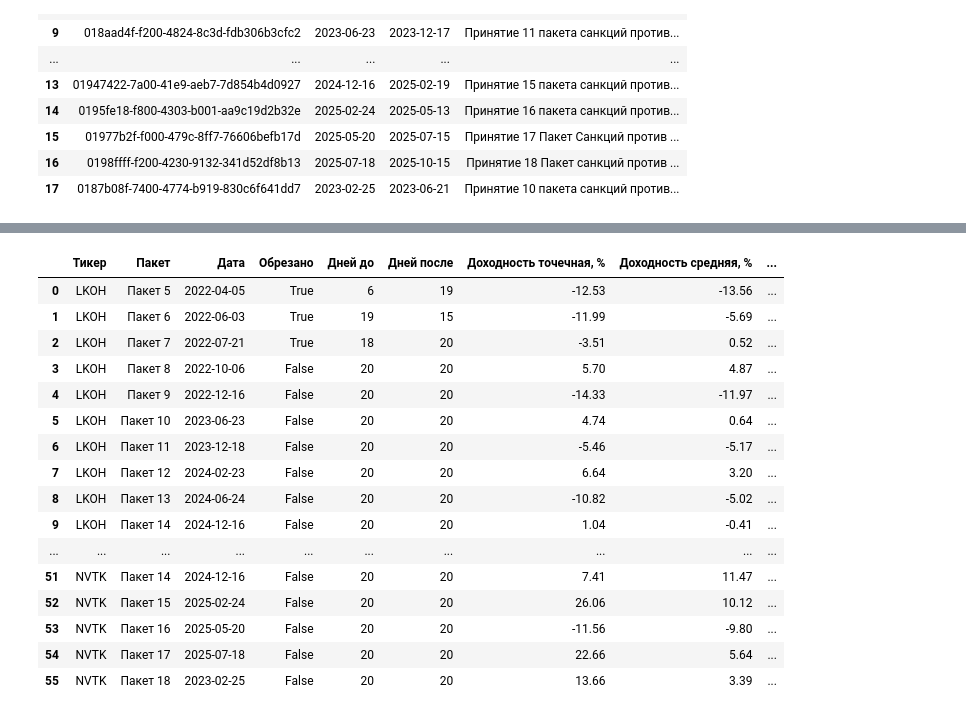
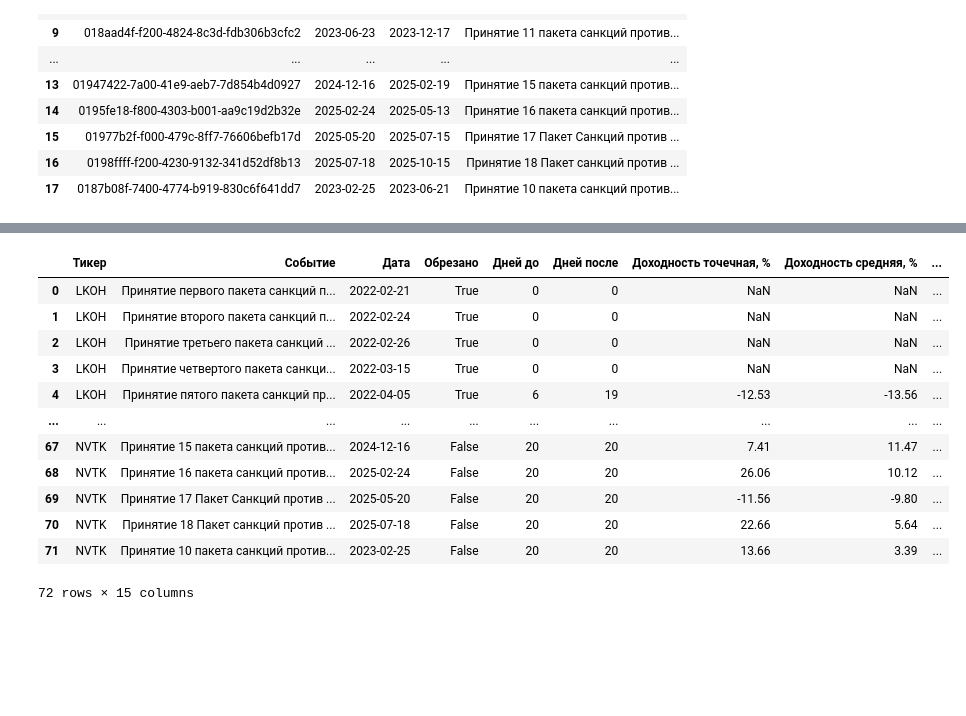
Before and after one commit to ruslooob/data-core, a Jupyter notebook: notebooks/19_sanctions_on_stocks_effect.ipynb, the cells around one changed output, grey strips where cells are left out. Saved outputs shown, nothing was run; the diff lists cells and outputs as text; code cells hidden in the pictures; blank space fills up the shorter version.

```diff
--- a/notebooks/19_sanctions_on_stocks_effect.ipynb
+++ b/notebooks/19_sanctions_on_stocks_effect.ipynb
@@ -97,47 +97,42 @@ app2.run()
 # %%
 # ── Анализ влияния санкционных пакетов на все тикеры ─────────────────────
 records = []
 for ticker in TICKERS:
-    for i, result in enumerate(analyze_events_impact(ticker, sanctions_df, PARAMS)):
-        if result is None:
-            continue
+    for result, (_, row) in zip(analyze_events_impact(ticker, sanctions_df, PARAMS), sanctions_df.iterrows()):
+        nan = float('nan')
         records.append({
             'Тикер': ticker,
-            'Пакет': f"Пакет {i + 1}",
-            'Дата': result.event_date.date(),
-            'Обрезано': result.clipped,
-            'Дней до': result.days_before,
-            'Дней после': result.days_after,
-            'Доходность точечная, %': result.point_return_pct,
-            'Доходность средняя, %': result.avg_return_pct,
-            'CAR, %': result.car_pct,
-            'Волатильность до, %': result.vol_before_pct,
-            'Волатильность после, %': result.vol_after_pct,
-            'Коэф. волатильности': result.vol_ratio,
-            'Объём до': int(result.volume_before),
-            'Объём после': int(result.volume_after),
-            'Коэф. объёма': result.volume_ratio,
+            'Событие': result.event_text if result else row['event'],
+            'Дата': result.event_date.date() if result else pd.Timestamp(row['date_start']).date(),
+            'Обрезано': result.clipped if result else True,
+            'Дней до': result.days_before if result else 0,
+            'Дней после': result.days_after if result else 0,
+            'Доходность точечная, %': result.point_return_pct if result else nan,
+            'Доходность средняя, %': result.avg_return_pct if result else nan,
+            'CAR, %': result.car_pct if result else nan,
+            'Волатильность до, %': result.vol_before_pct if result else nan,
+            'Волатильность после, %': result.vol_after_pct if result else nan,
+            'Коэф. волатильности': result.vol_ratio if result else nan,
+            'Объём до': int(result.volume_before) if result else 0,
+            'Объём после': int(result.volume_after) if result else 0,
+            'Коэф. объёма': result.volume_ratio if result else nan,
         })
 
 results_df = pd.DataFrame(records)
 results_df
 # %% [output]
-|  | Тикер | Пакет | Дата | Обрезано | Дней до | Дней после | Доходность точечная, % | Доходность средняя, % | ... |
-| 0 | LKOH | Пакет 5 | 2022-04-05 | True | 6 | 19 | -12.53 | -13.56 | ... |
-| 1 | LKOH | Пакет 6 | 2022-06-03 | True | 19 | 15 | -11.99 | -5.69 | ... |
-| 2 | LKOH | Пакет 7 | 2022-07-21 | True | 18 | 20 | -3.51 | 0.52 | ... |
-| 3 | LKOH | Пакет 8 | 2022-10-06 | False | 20 | 20 | 5.70 | 4.87 | ... |
-| 4 | LKOH | Пакет 9 | 2022-12-16 | False | 20 | 20 | -14.33 | -11.97 | ... |
-| 5 | LKOH | Пакет 10 | 2023-06-23 | False | 20 | 20 | 4.74 | 0.64 | ... |
-| 6 | LKOH | Пакет 11 | 2023-12-18 | False | 20 | 20 | -5.46 | -5.17 | ... |
-| 7 | LKOH | Пакет 12 | 2024-02-23 | False | 20 | 20 | 6.64 | 3.20 | ... |
-| 8 | LKOH | Пакет 13 | 2024-06-24 | False | 20 | 20 | -10.82 | -5.02 | ... |
-| 9 | LKOH | Пакет 14 | 2024-12-16 | False | 20 | 20 | 1.04 | -0.41 | ... |
+|  | Тикер | Событие | Дата | Обрезано | Дней до | Дней после | Доходность точечная, % | Доходность средняя, % | ... |
+| 0 | LKOH | Принятие первого пакета санкций п... | 2022-02-21 | True | 0 | 0 | NaN | NaN | ... |
+| 1 | LKOH | Принятие второго пакета санкций п... | 2022-02-24 | True | 0 | 0 | NaN | NaN | ... |
+| 2 | LKOH | Принятие третьего пакета санкций ... | 2022-02-26 | True | 0 | 0 | NaN | NaN | ... |
+| 3 | LKOH | Принятие четвертого пакета санкци... | 2022-03-15 | True | 0 | 0 | NaN | NaN | ... |
+| 4 | LKOH | Принятие пятого пакета санкций пр... | 2022-04-05 | True | 6 | 19 | -12.53 | -13.56 | ... |
 | ... | ... | ... | ... | ... | ... | ... | ... | ... | ... |
-| 51 | NVTK | Пакет 14 | 2024-12-16 | False | 20 | 20 | 7.41 | 11.47 | ... |
-| 52 | NVTK | Пакет 15 | 2025-02-24 | False | 20 | 20 | 26.06 | 10.12 | ... |
-| 53 | NVTK | Пакет 16 | 2025-05-20 | False | 20 | 20 | -11.56 | -9.80 | ... |
-| 54 | NVTK | Пакет 17 | 2025-07-18 | False | 20 | 20 | 22.66 | 5.64 | ... |
-| 55 | NVTK | Пакет 18 | 2023-02-25 | False | 20 | 20 | 13.66 | 3.39 | ... |
+| 67 | NVTK | Принятие 15 пакета санкций против... | 2024-12-16 | False | 20 | 20 | 7.41 | 11.47 | ... |
+| 68 | NVTK | Принятие 16 пакета санкций против... | 2025-02-24 | False | 20 | 20 | 26.06 | 10.12 | ... |
+| 69 | NVTK | Принятие 17 Пакет Санкций против ... | 2025-05-20 | False | 20 | 20 | -11.56 | -9.80 | ... |
+| 70 | NVTK | Принятие 18 Пакет санкций против ... | 2025-07-18 | False | 20 | 20 | 22.66 | 5.64 | ... |
+| 71 | NVTK | Принятие 10 пакета санкций против... | 2023-02-25 | False | 20 | 20 | 13.66 | 3.39 | ... |
+72 rows × 15 columns
 # %% [markdown]
 ● Интерпретация колонок таблицы
```
Also changed, not shown: parts of 5 cells of this notebook, 1 other file.
